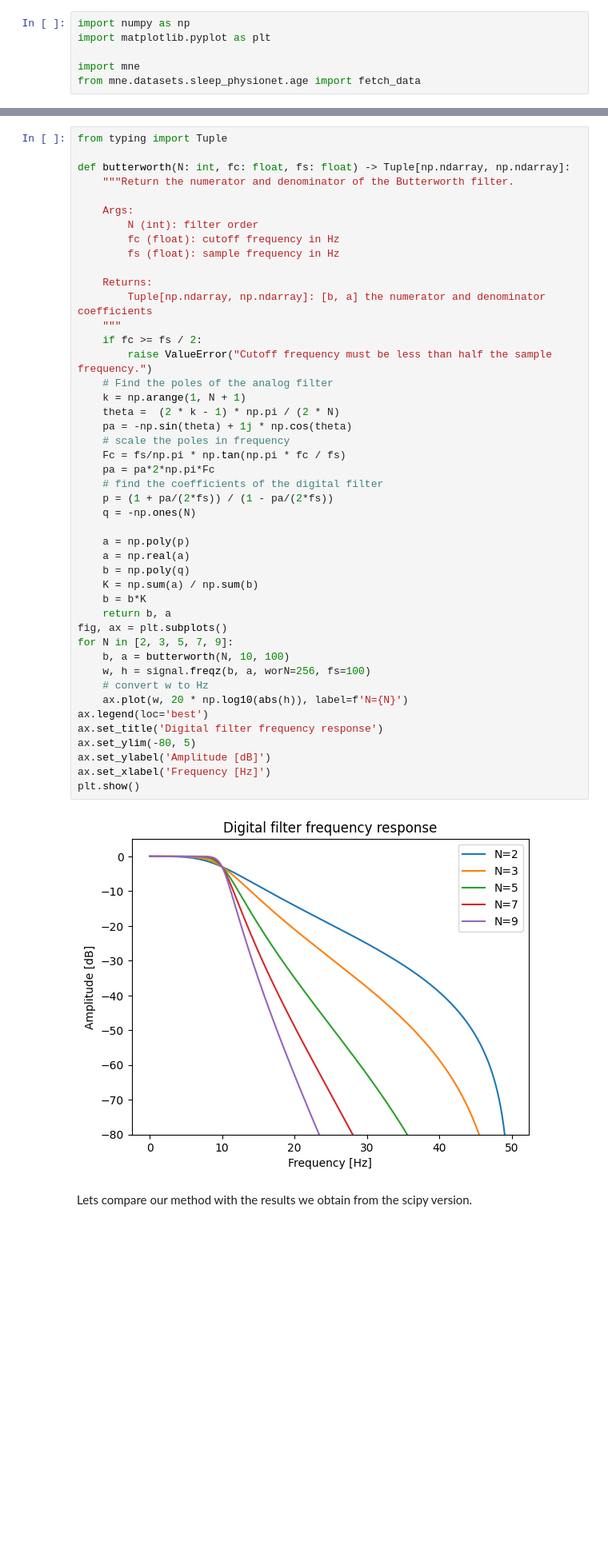
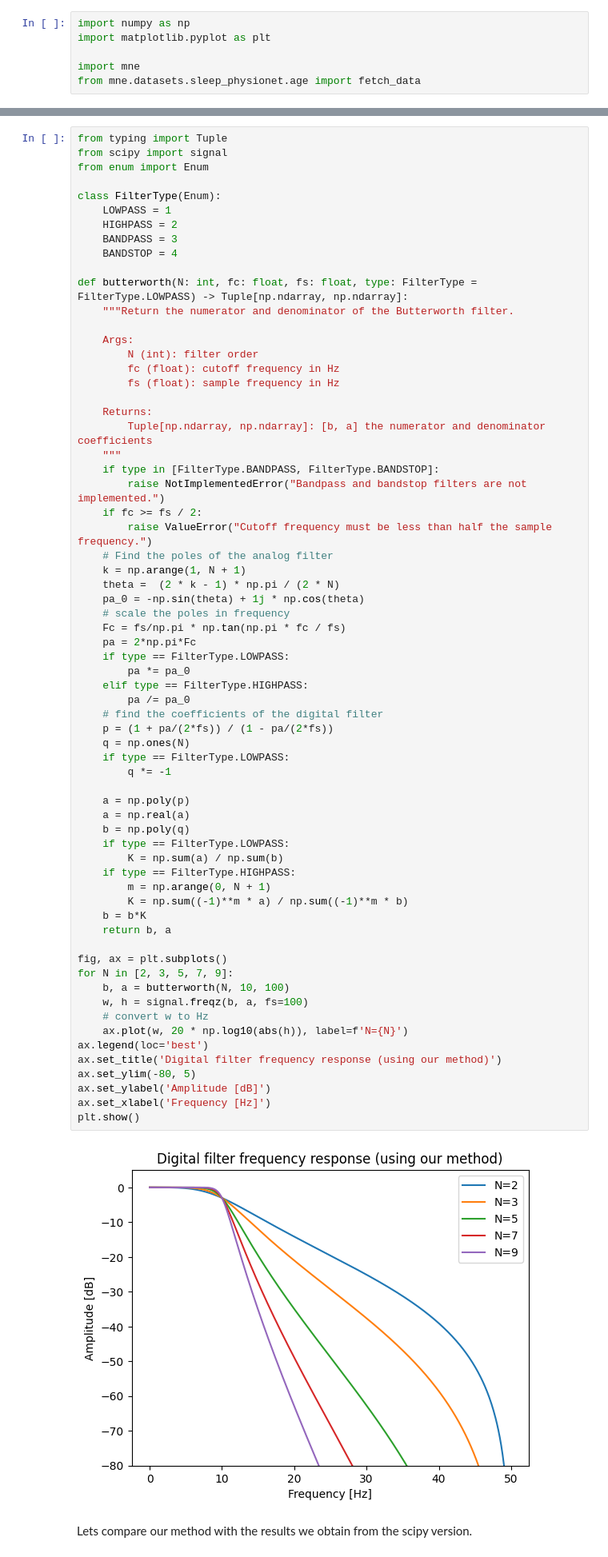
Before and after one commit to derekjohnsonva/dsp_final_project, a Jupyter notebook: butterworth.ipynb, the cells around one changed output, grey strips where cells are left out. Shown at 80% size. Saved outputs shown, nothing was run; the diff lists cells and outputs as text; blank space fills up the shorter version.

```diff
--- a/butterworth.ipynb
+++ b/butterworth.ipynb
@@ -19,8 +19,16 @@ In order to actually implement the filter, we will follow the steps outlined in
 [this](https://mne.tools/stable/generated/mne.Epochs.html#mne.Epochs.filter) method may be useful for additional filtering.
 # %%
 from typing import Tuple
+from scipy import signal
+from enum import Enum
 
-def butterworth(N: int, fc: float, fs: float) -> Tuple[np.ndarray, np.ndarray]:
+class FilterType(Enum):
+    LOWPASS = 1
+    HIGHPASS = 2
+    BANDPASS = 3
+    BANDSTOP = 4
+
+def butterworth(N: int, fc: float, fs: float, type: FilterType = FilterType.LOWPASS) -> Tuple[np.ndarray, np.ndarray]:
     """Return the numerator and denominator of the Butterworth filter.
 
     Args:
@@ -30,40 +38,53 @@ def butterworth(N: int, fc: float, fs: float) -> Tuple[np.ndarray, np.ndarray]:
 
     Returns:
         Tuple[np.ndarray, np.ndarray]: [b, a] the numerator and denominator coefficients
     """
+    if type in [FilterType.BANDPASS, FilterType.BANDSTOP]:
+        raise NotImplementedError("Bandpass and bandstop filters are not implemented.")
     if fc >= fs / 2:
         raise ValueError("Cutoff frequency must be less than half the sample frequency.")
     # Find the poles of the analog filter
     k = np.arange(1, N + 1)
     theta =  (2 * k - 1) * np.pi / (2 * N)
-    pa = -np.sin(theta) + 1j * np.cos(theta)
+    pa_0 = -np.sin(theta) + 1j * np.cos(theta)
     # scale the poles in frequency
     Fc = fs/np.pi * np.tan(np.pi * fc / fs)
-    pa = pa*2*np.pi*Fc
+    pa = 2*np.pi*Fc
+    if type == FilterType.LOWPASS:
+        pa *= pa_0
+    elif type == FilterType.HIGHPASS:
+        pa /= pa_0
     # find the coefficients of the digital filter
     p = (1 + pa/(2*fs)) / (1 - pa/(2*fs))
-    q = -np.ones(N)
+    q = np.ones(N)
+    if type == FilterType.LOWPASS:
+        q *= -1
 
     a = np.poly(p)
     a = np.real(a)
     b = np.poly(q)
-    K = np.sum(a) / np.sum(b)
+    if type == FilterType.LOWPASS:
+        K = np.sum(a) / np.sum(b)
+    if type == FilterType.HIGHPASS:
+        m = np.arange(0, N + 1)
+        K = np.sum((-1)**m * a) / np.sum((-1)**m * b)
     b = b*K
     return b, a
+
 fig, ax = plt.subplots()
 for N in [2, 3, 5, 7, 9]:
     b, a = butterworth(N, 10, 100)
-    w, h = signal.freqz(b, a, worN=256, fs=100)
+    w, h = signal.freqz(b, a, fs=100)
     # convert w to Hz
     ax.plot(w, 20 * np.log10(abs(h)), label=f'N={N}')
 ax.legend(loc='best')
-ax.set_title('Digital filter frequency response')
+ax.set_title('Digital filter frequency response (using our method)')
 ax.set_ylim(-80, 5)
 ax.set_ylabel('Amplitude [dB]')
 ax.set_xlabel('Frequency [Hz]')
 plt.show()
 # %% [output]
-[figure, old version]
+[figure, new version]
 # %% [markdown]
 Lets compare our method with the results we obtain from the scipy version.
 # %%
```
Also changed, not shown: parts of 18 cells of this notebook.
